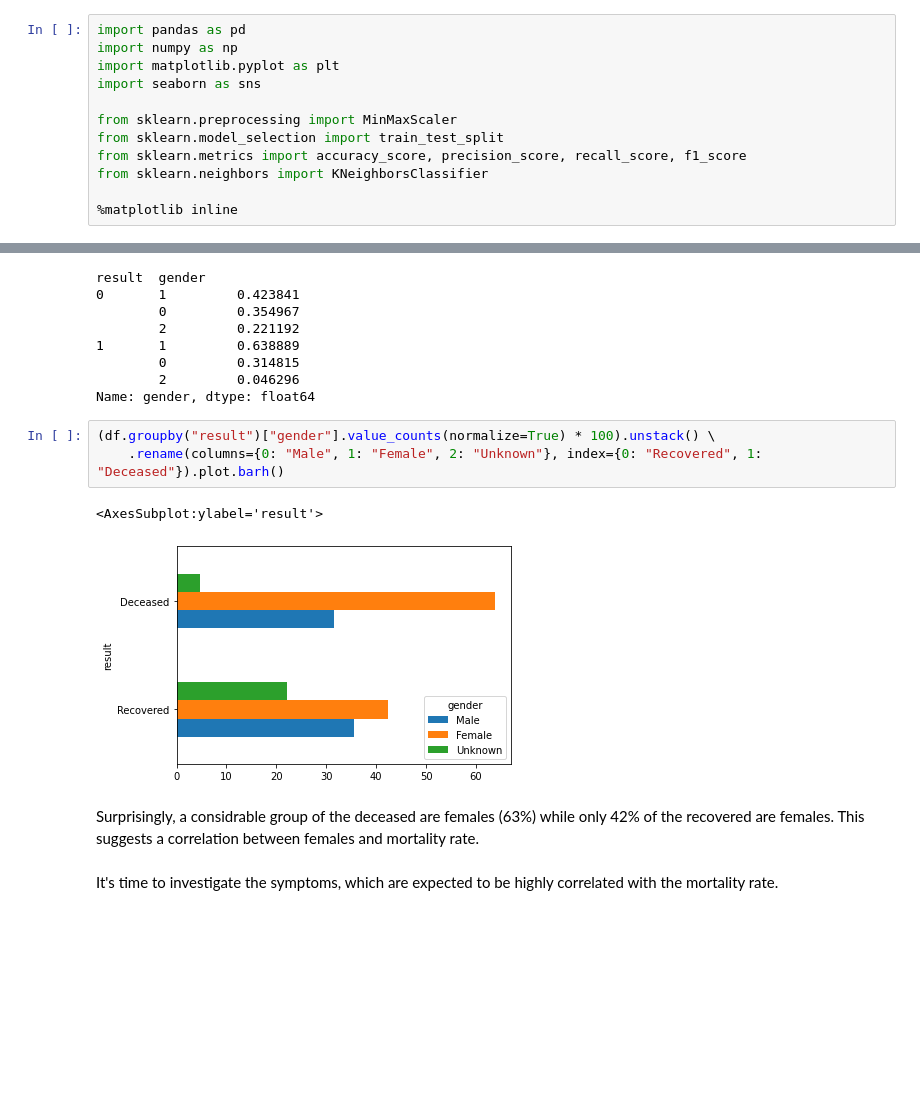
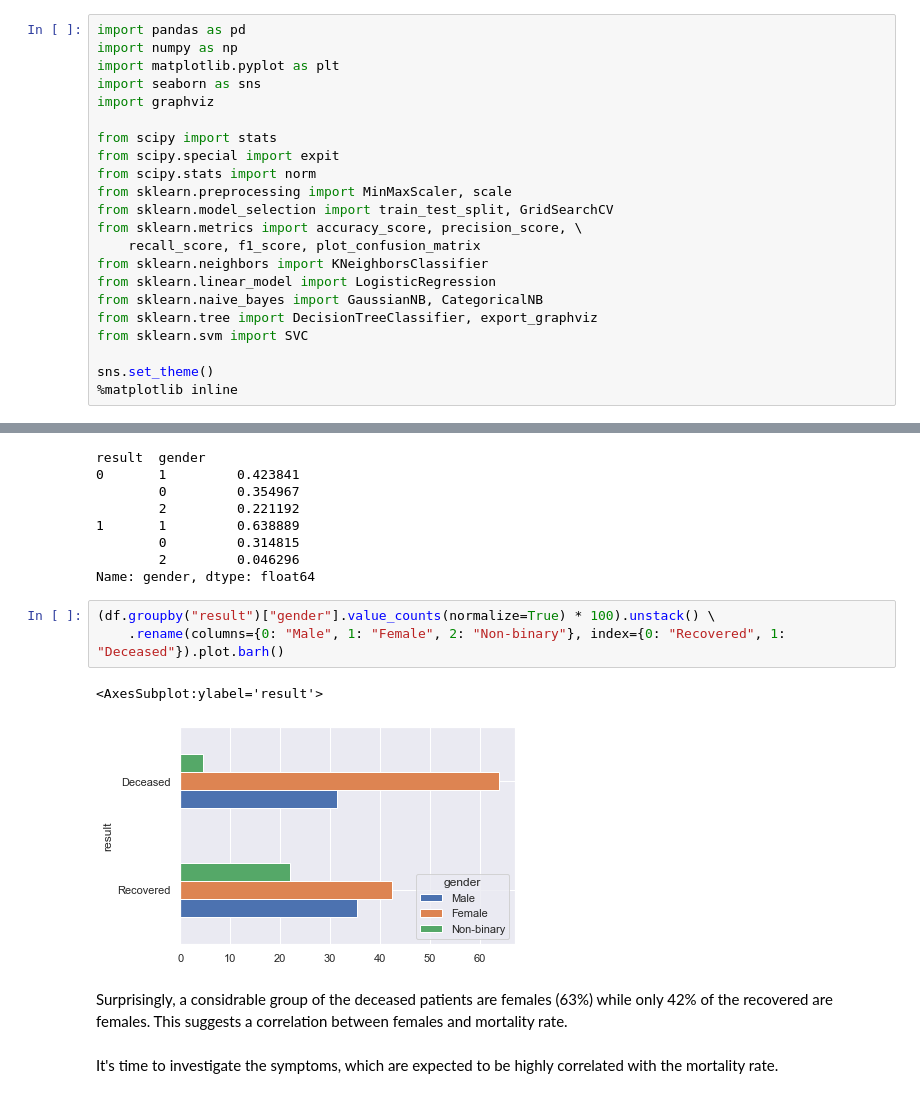
Before and after one commit to Ali-Elganzory/Covid-19-Mortality, a Jupyter notebook: Project.ipynb, the cells around one changed output, grey strips where cells are left out. Saved outputs shown, nothing was run; the diff lists cells and outputs as text; blank space fills up the shorter version.

```diff
--- a/Project.ipynb
+++ b/Project.ipynb
@@ -5,10 +57,20 @@ import pandas as pd
 import numpy as np
 import matplotlib.pyplot as plt
 import seaborn as sns
+import graphviz
 
-from sklearn.preprocessing import MinMaxScaler
-from sklearn.model_selection import train_test_split
-from sklearn.metrics import accuracy_score, precision_score, recall_score, f1_score
+from scipy import stats
+from scipy.special import expit
+from scipy.stats import norm
+from sklearn.preprocessing import MinMaxScaler, scale
+from sklearn.model_selection import train_test_split, GridSearchCV
+from sklearn.metrics import accuracy_score, precision_score, \
+    recall_score, f1_score, plot_confusion_matrix
 from sklearn.neighbors import KNeighborsClassifier
+from sklearn.linear_model import LogisticRegression
+from sklearn.naive_bayes import GaussianNB, CategoricalNB
+from sklearn.tree import DecisionTreeClassifier, export_graphviz
+from sklearn.svm import SVC
 
+sns.set_theme()
 %matplotlib inline
@@ -135,12 +209,12 @@ result  gender
 Name: gender, dtype: float64
 # %%
 (df.groupby("result")["gender"].value_counts(normalize=True) * 100).unstack() \
-    .rename(columns={0: "Male", 1: "Female", 2: "Unknown"}, index={0: "Recovered", 1: "Deceased"}).plot.barh()
+    .rename(columns={0: "Male", 1: "Female", 2: "Non-binary"}, index={0: "Recovered", 1: "Deceased"}).plot.barh()
 # %% [output]
 <AxesSubplot:ylabel='result'>
-[figure, old version]
+[figure, new version]
 # %% [markdown]
-Surprisingly, a considrable group of the deceased are females (63%) while only 42% of the recovered are females.
+Surprisingly, a considrable group of the deceased patients are females (63%) while only 42% of the recovered are females.
 This suggests a correlation between females and mortality rate.
 # %% [markdown]
 It's time to investigate the symptoms, which are expected to be highly correlated with the mortality rate.
```
Also changed, not shown: parts of 201 cells of this notebook, 3 other files.
